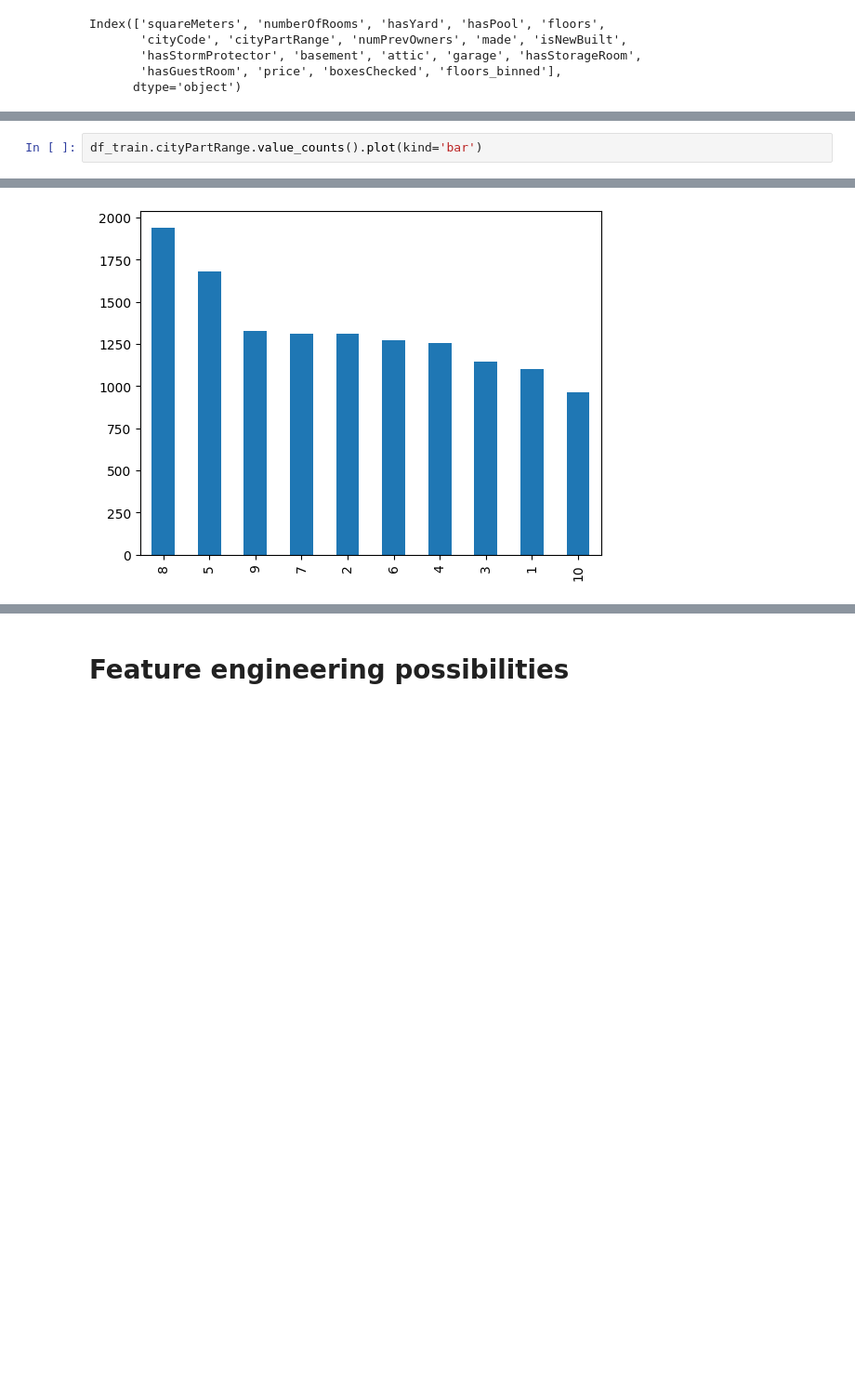
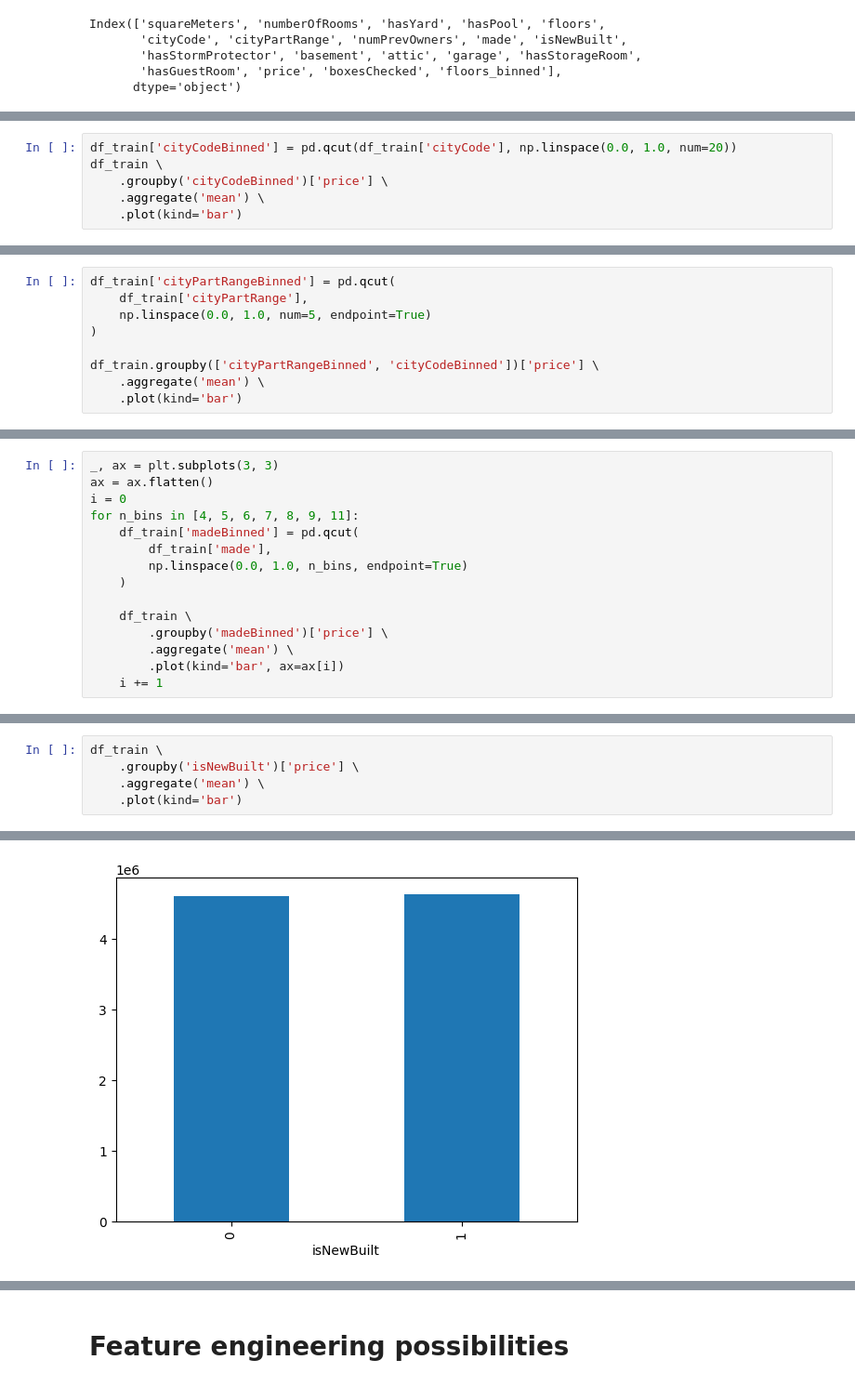
Before and after one commit to PashaIanko/Kaggle.ParisHousingPrices, a Jupyter notebook: 1_data_exploration.ipynb, the cells around one changed output, grey strips where cells are left out. Shown at 93% size. Cells and saved outputs as stored; diff of their text form; blank space fills up the shorter version.

Commit message:
Looked at all featured in df_train

```diff
--- a/1_data_exploration.ipynb
+++ b/1_data_exploration.ipynb
@@ -518,0 +524,6 @@ Index(['squareMeters', 'numberOfRooms', 'hasYard', 'hasPool', 'floors',
+# %%
+df_train['cityCodeBinned'] = pd.qcut(df_train['cityCode'], np.linspace(0.0, 1.0, num=20))
+df_train \
+    .groupby('cityCodeBinned')['price'] \
+    .aggregate('mean') \
+    .plot(kind='bar')
@@ -518,0 +559,9 @@ Index(['squareMeters', 'numberOfRooms', 'hasYard', 'hasPool', 'floors',
+# %%
+df_train['cityPartRangeBinned'] = pd.qcut(
+    df_train['cityPartRange'],
+    np.linspace(0.0, 1.0, num=5, endpoint=True)
+)
+
+df_train.groupby(['cityPartRangeBinned', 'cityCodeBinned'])['price'] \
+    .aggregate('mean') \
+    .plot(kind='bar')
@@ -528,0 +648,15 @@ df_train.groupby('made')['price'].aggregate('mean').plot(kind='bar')
+# %%
+_, ax = plt.subplots(3, 3)
+ax = ax.flatten()
+i = 0
+for n_bins in [4, 5, 6, 7, 8, 9, 11]:
+    df_train['madeBinned'] = pd.qcut(
+        df_train['made'],
+        np.linspace(0.0, 1.0, n_bins, endpoint=True)
+    )
+
+    df_train \
+        .groupby('madeBinned')['price'] \
+        .aggregate('mean') \
+        .plot(kind='bar', ax=ax[i])
+    i += 1
@@ -531,3 +681,6 @@ df_train.groupby('made')['price'].aggregate('mean').plot(kind='bar')
 # %%
-df_train.cityPartRange.value_counts().plot(kind='bar')
+df_train \
+    .groupby('isNewBuilt')['price'] \
+    .aggregate('mean') \
+    .plot(kind='bar')
 # %% [output]
@@ -535 +688 @@ df_train.cityPartRange.value_counts().plot(kind='bar')
-[figure, old version]
+[figure, new version]
```
Also changed, not shown: parts of 64 cells of this notebook.
